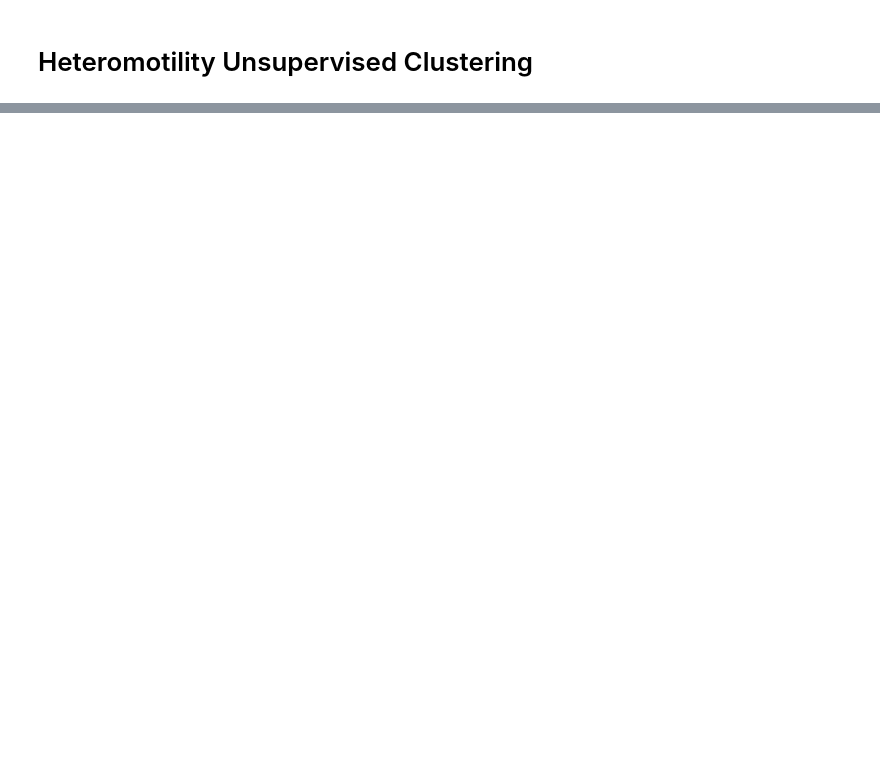
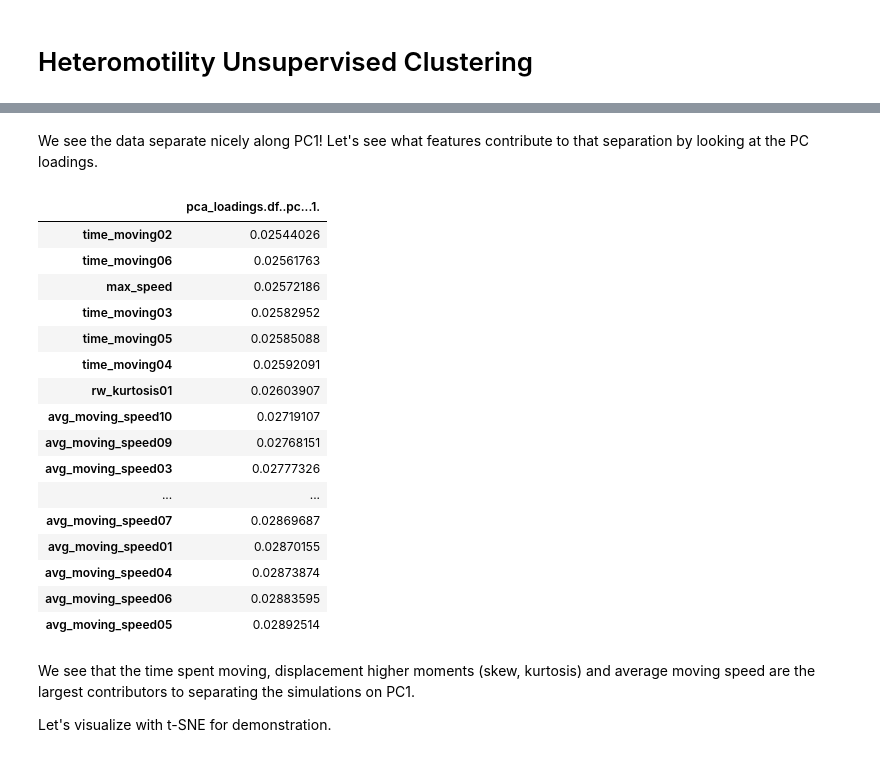
Before and after one commit to cellgeometry/heteromotility, a Jupyter notebook: docs/tutorial/unsup_clustering.ipynb, the cells around one changed output, grey strips where cells are left out. Cells and saved outputs as stored; diff of their text form; code cells hidden in the pictures; blank space fills up the shorter version.

```diff
--- a/docs/tutorial/unsup_clustering.ipynb
+++ b/docs/tutorial/unsup_clustering.ipynb
@@ -20,12 +9,0 @@ head(rw)
-# %%
-# remove id.vars, remove turning features, scale data
-rw = rw[-c(1,2)]
-pf = pf[-c(1,2)]
-
-rw = rw[,1:55]
-pf = pf[,1:55]
-
-rw = data.frame(scale(rw))
-pf = data.frame(scale(pf))
-
-head(rw)
@@ -118,0 +42,35 @@ title matching ‘pca_plots’ using regular expression matching.
+# %% [markdown]
+We see the data separate nicely along PC1! Let's see what features contribute to that separation by looking at the PC loadings.
+# %%
+# PC loadings
+pca_loadings = function(df, pc=1){
+    df.pc <- princomp(df)
+    aload <- abs( with(df.pc, unclass(loadings)) ) # get abs of all loadings
+    pload <- sweep(aload, 2, colSums(aload), "/") # proportion per PC
+    features <- tail(sort(pload[,pc], decreasing = F), 20) # top 20 loadings in PC1, get names with labels()
+    return(features)
+}
+
+data.frame(pca_loadings(df, pc=1))
+# %% [output]
+|  | pca_loadings.df..pc...1. |
+| time_moving02 | 0.02544026 |
+| time_moving06 | 0.02561763 |
+| max_speed | 0.02572186 |
+| time_moving03 | 0.02582952 |
+| time_moving05 | 0.02585088 |
+| time_moving04 | 0.02592091 |
+| rw_kurtosis01 | 0.02603907 |
+| avg_moving_speed10 | 0.02719107 |
+| avg_moving_speed09 | 0.02768151 |
+| avg_moving_speed03 | 0.02777326 |
+| ... | ... |
+| avg_moving_speed07 | 0.02869687 |
+| avg_moving_speed01 | 0.02870155 |
+| avg_moving_speed04 | 0.02873874 |
+| avg_moving_speed06 | 0.02883595 |
+| avg_moving_speed05 | 0.02892514 |
+# %% [markdown]
+We see that the time spent moving, displacement higher moments (skew, kurtosis) and average moving speed are the largest contributors to separating the simulations on PC1.
+
+Let's visualize with t-SNE for demonstration.
```
Also changed, not shown: parts of 14 cells of this notebook, 1 other file.
